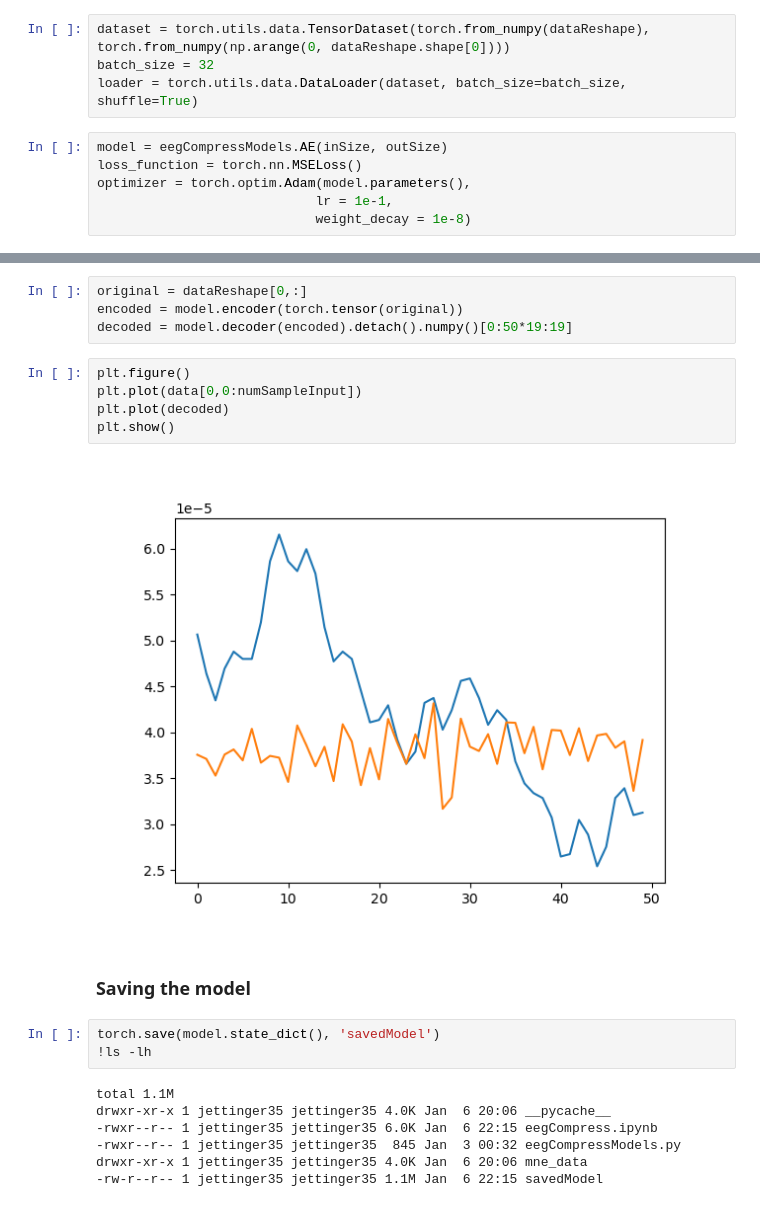
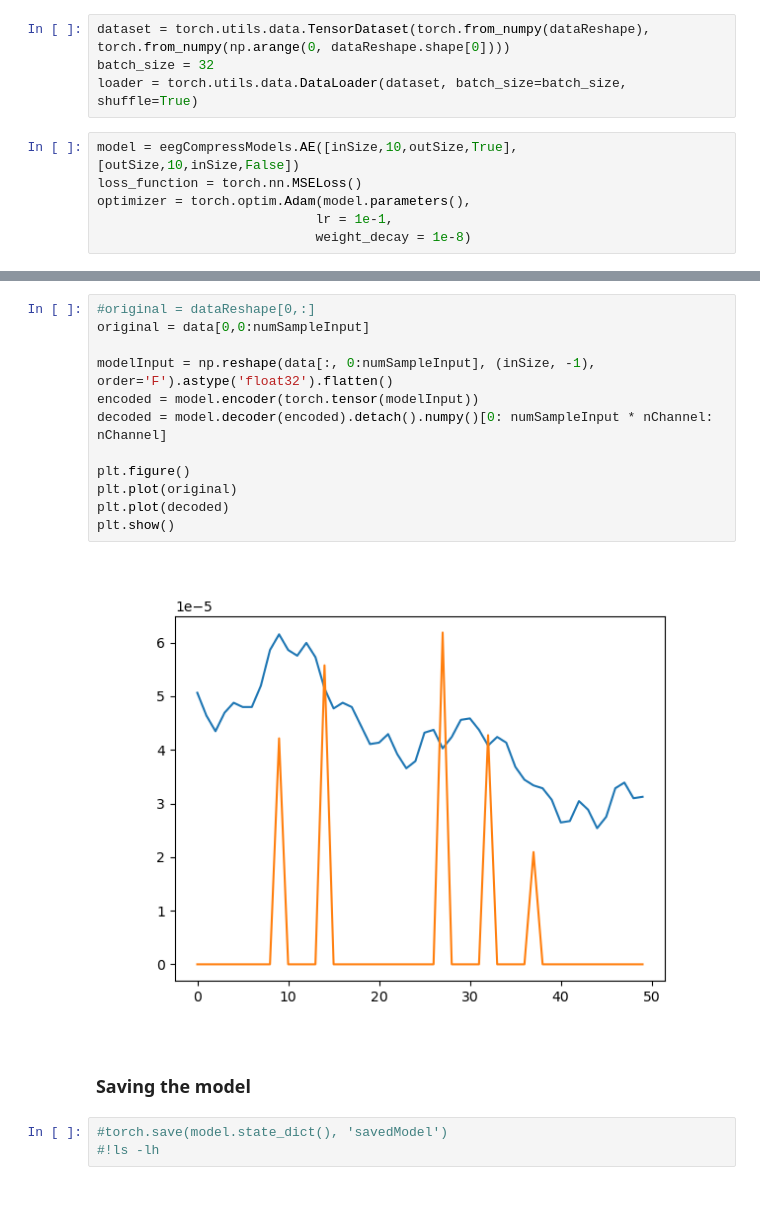
Before and after one commit to mettinger/eegCompress, a Jupyter notebook: eegCompress.ipynb, the cells around one changed output, grey strips where cells are left out. Cells and saved outputs as stored; diff of their text form.

```diff
--- a/eegCompress.ipynb
+++ b/eegCompress.ipynb
@@ -68,7 +70,7 @@ dataset = torch.utils.data.TensorDataset(torch.from_numpy(dataReshape), torch.fr
 batch_size = 32
 loader = torch.utils.data.DataLoader(dataset, batch_size=batch_size, shuffle=True)
 # %%
-model = eegCompressModels.AE(inSize, outSize)
+model = eegCompressModels.AE([inSize,10,outSize,True], [outSize,10,inSize,False])
 loss_function = torch.nn.MSELoss()
 optimizer = torch.optim.Adam(model.parameters(),
 							lr = 1e-1,
@@ -121,23 +131,19 @@ run.stop()
-# %%
-original = dataReshape[0,:]
-encoded = model.encoder(torch.tensor(original))
-decoded = model.decoder(encoded).detach().numpy()[0:50*19:19]
-# %%
-plt.figure()
-plt.plot(data[0,0:numSampleInput])
-plt.plot(decoded)
-plt.show()
-# %% [output]
-[figure, removed]
+# %%
+#original = dataReshape[0,:]
+original = data[0,0:numSampleInput]
+
+modelInput = np.reshape(data[:, 0:numSampleInput], (inSize, -1), order='F').astype('float32').flatten()
+encoded = model.encoder(torch.tensor(modelInput))
+decoded = model.decoder(encoded).detach().numpy()[0: numSampleInput * nChannel: nChannel]
+
+plt.figure()
+plt.plot(original)
+plt.plot(decoded)
+plt.show()
+# %% [output]
+[figure, added]
 # %% [markdown]
 ### Saving the model
 # %%
-torch.save(model.state_dict(), 'savedModel')
-!ls -lh
+#torch.save(model.state_dict(), 'savedModel')
+#!ls -lh
-# %% [output]
-total 1.1M
-drwxr-xr-x 1 jettinger35 jettinger35 4.0K Jan  6 20:06 __pycache__
--rwxr--r-- 1 jettinger35 jettinger35 6.0K Jan  6 22:15 eegCompress.ipynb
--rwxr--r-- 1 jettinger35 jettinger35  845 Jan  3 00:32 eegCompressModels.py
-drwxr-xr-x 1 jettinger35 jettinger35 4.0K Jan  6 20:06 mne_data
--rw-r--r-- 1 jettinger35 jettinger35 1.1M Jan  6 22:15 savedModel
```
Also changed, not shown: parts of 5 cells of this notebook, 5 other files.
